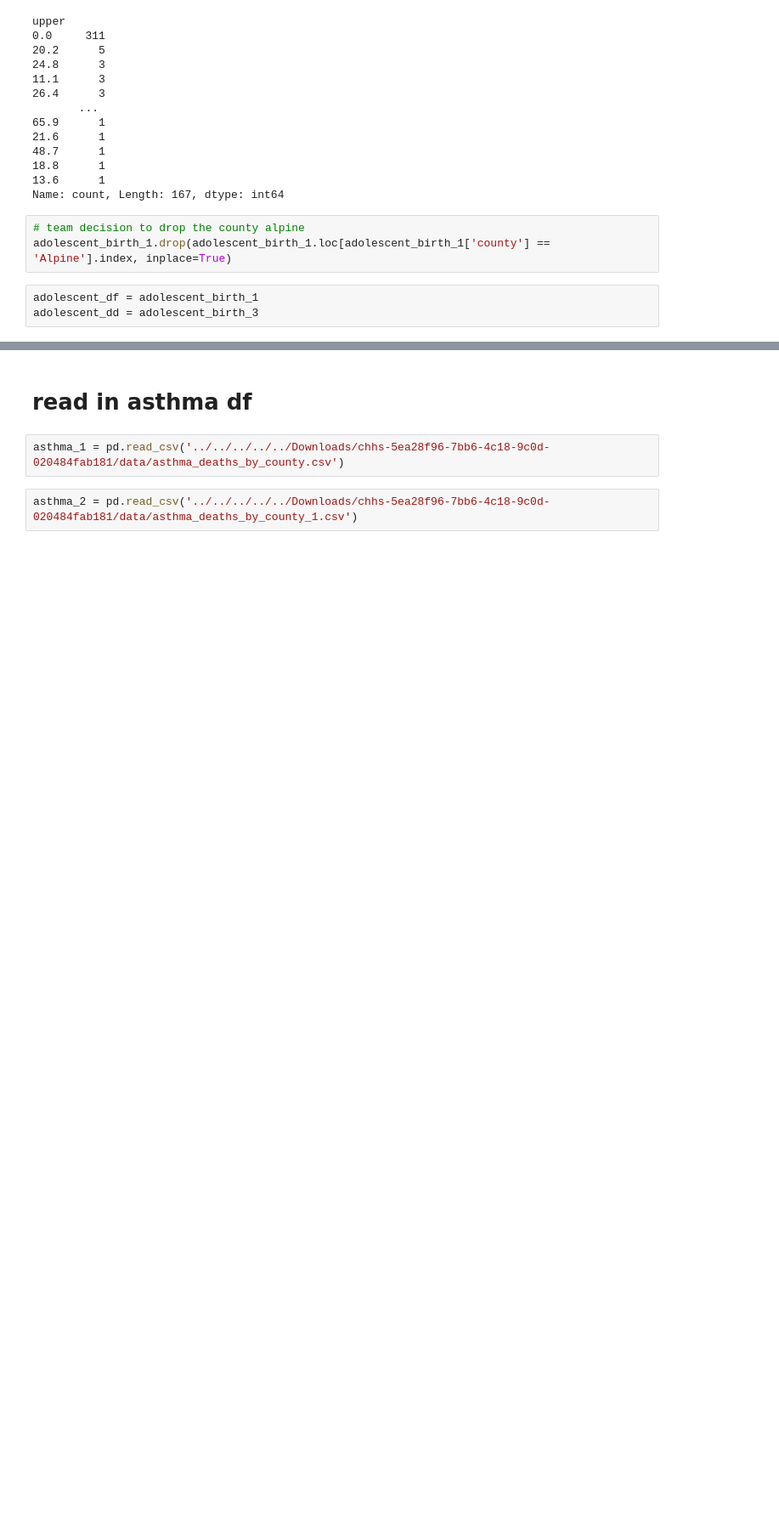
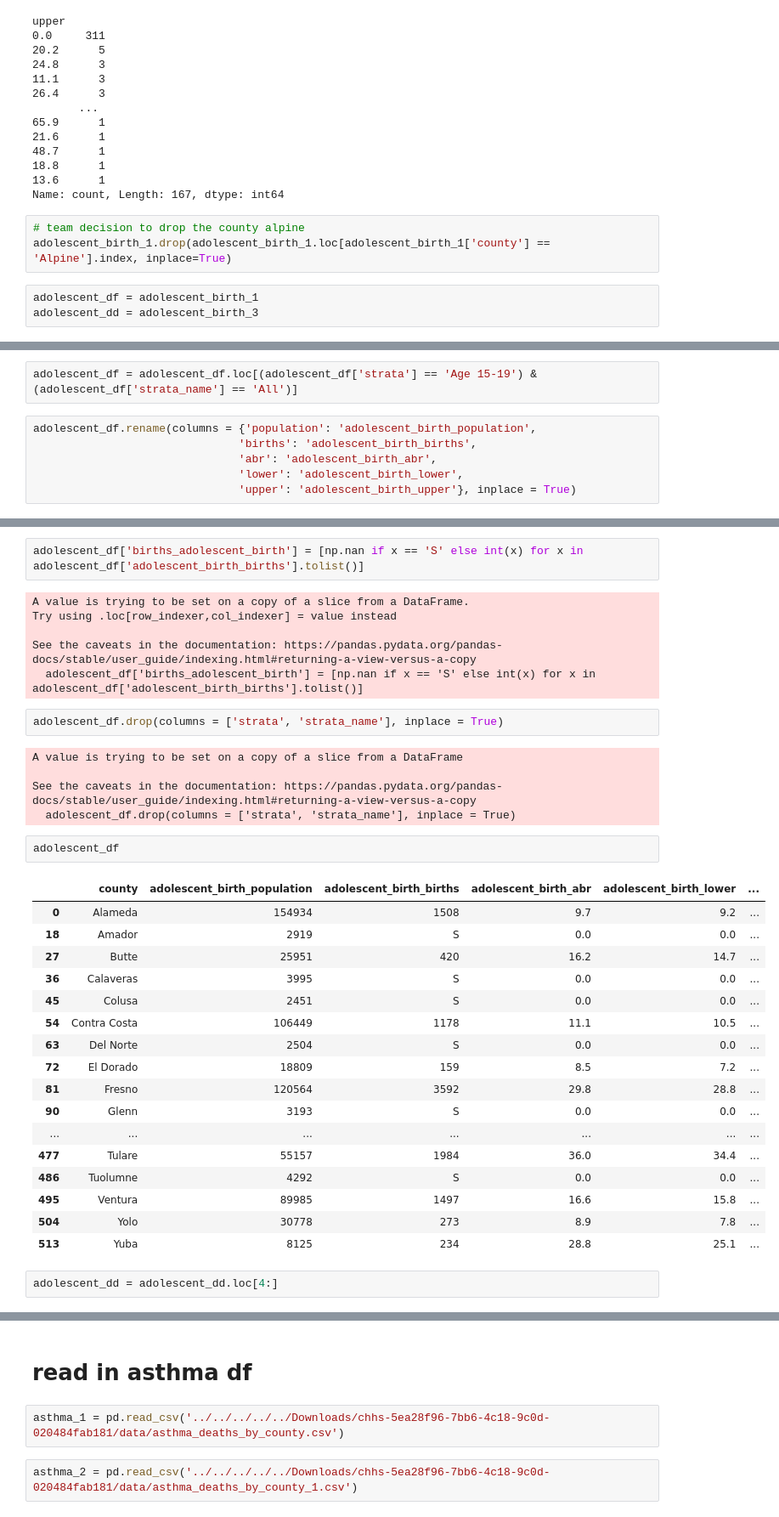
Before and after one commit to emilyksanders/dsb318-group4, a Jupyter notebook: Eli_concat_df.ipynb, the cells around one changed output, grey strips where cells are left out. Shown at 85% size. Drawn from its saved outputs; the diff is of its cells as text; blank space fills up the shorter version.

```diff
--- a/Eli_concat_df.ipynb
+++ b/Eli_concat_df.ipynb
@@ -326,0 +341,8 @@ adolescent_dd = adolescent_birth_3
+# %%
+adolescent_df = adolescent_df.loc[(adolescent_df['strata'] == 'Age 15-19') & (adolescent_df['strata_name'] == 'All')]
+# %%
+adolescent_df.rename(columns = {'population': 'adolescent_birth_population',
+                               'births': 'adolescent_birth_births',
+                               'abr': 'adolescent_birth_abr',
+                               'lower': 'adolescent_birth_lower',
+                               'upper': 'adolescent_birth_upper'}, inplace = True)
@@ -327 +375,38 @@ adolescent_dd = adolescent_birth_3
+# %%
+adolescent_df['births_adolescent_birth'] = [np.nan if x == 'S' else int(x) for x in adolescent_df['adolescent_birth_births'].tolist()]
+# %% [output]
+A value is trying to be set on a copy of a slice from a DataFrame.
+Try using .loc[row_indexer,col_indexer] = value instead
+
+See the caveats in the documentation: https://pandas.pydata.org/pandas-docs/stable/user_guide/indexing.html#returning-a-view-versus-a-copy
+  adolescent_df['births_adolescent_birth'] = [np.nan if x == 'S' else int(x) for x in adolescent_df['adolescent_birth_births'].tolist()]
+# %%
+adolescent_df.drop(columns = ['strata', 'strata_name'], inplace = True)
+# %% [output]
+A value is trying to be set on a copy of a slice from a DataFrame
+
+See the caveats in the documentation: https://pandas.pydata.org/pandas-docs/stable/user_guide/indexing.html#returning-a-view-versus-a-copy
+  adolescent_df.drop(columns = ['strata', 'strata_name'], inplace = True)
+# %%
+adolescent_df
+# %% [output]
+|  | county | adolescent_birth_population | adolescent_birth_births | adolescent_birth_abr | adolescent_birth_lower | ... |
+| 0 | Alameda | 154934 | 1508 | 9.7 | 9.2 | ... |
+| 18 | Amador | 2919 | S | 0.0 | 0.0 | ... |
+| 27 | Butte | 25951 | 420 | 16.2 | 14.7 | ... |
+| 36 | Calaveras | 3995 | S | 0.0 | 0.0 | ... |
+| 45 | Colusa | 2451 | S | 0.0 | 0.0 | ... |
+| 54 | Contra Costa | 106449 | 1178 | 11.1 | 10.5 | ... |
+| 63 | Del Norte | 2504 | S | 0.0 | 0.0 | ... |
+| 72 | El Dorado | 18809 | 159 | 8.5 | 7.2 | ... |
+| 81 | Fresno | 120564 | 3592 | 29.8 | 28.8 | ... |
+| 90 | Glenn | 3193 | S | 0.0 | 0.0 | ... |
+| ... | ... | ... | ... | ... | ... | ... |
+| 477 | Tulare | 55157 | 1984 | 36.0 | 34.4 | ... |
+| 486 | Tuolumne | 4292 | S | 0.0 | 0.0 | ... |
+| 495 | Ventura | 89985 | 1497 | 16.6 | 15.8 | ... |
+| 504 | Yolo | 30778 | 273 | 8.9 | 7.8 | ... |
+| 513 | Yuba | 8125 | 234 | 28.8 | 25.1 | ... |
+# %%
+adolescent_dd = adolescent_dd.loc[4:]
 # %%
```
Also changed, not shown: parts of 78 cells of this notebook, 11 other files.
